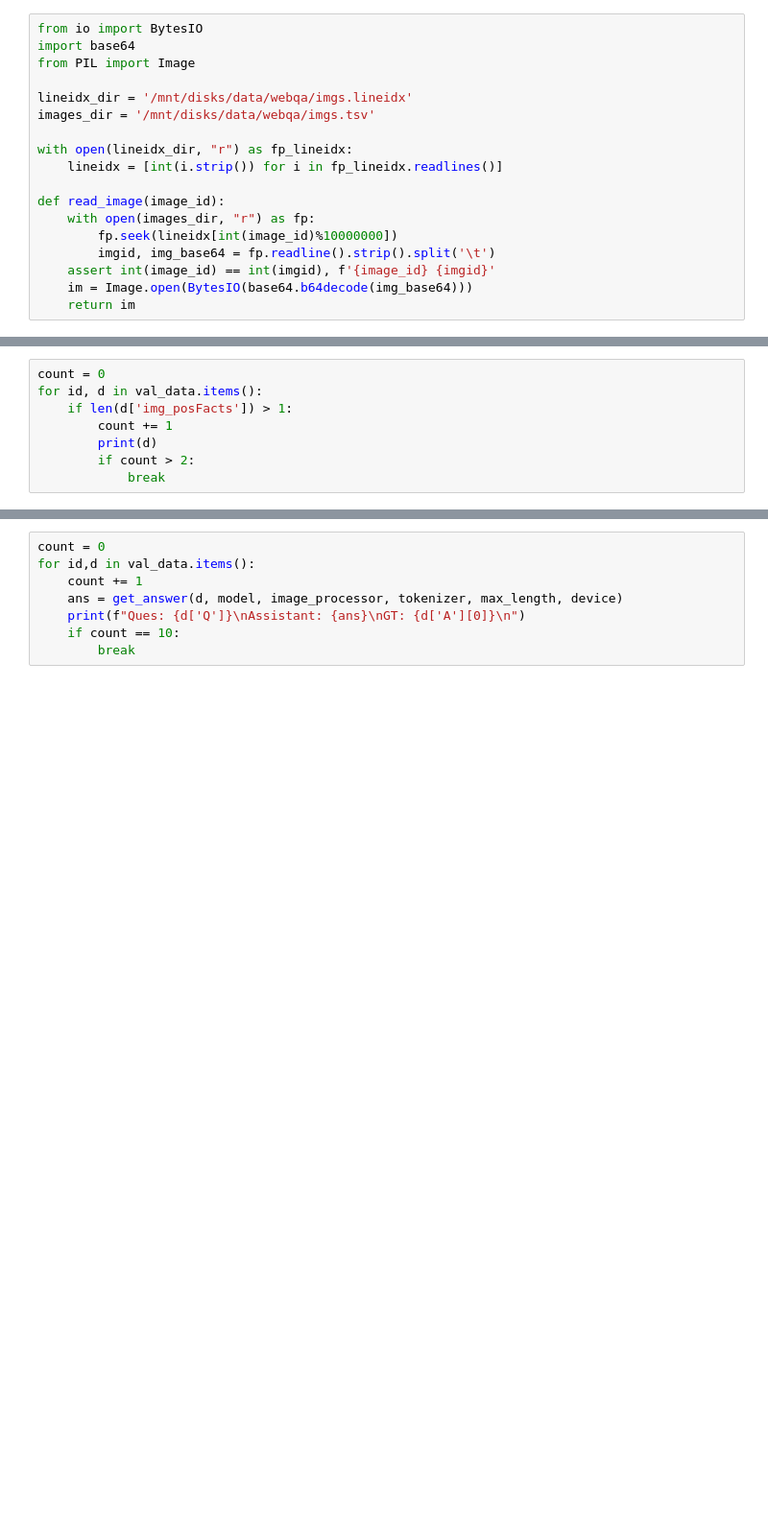
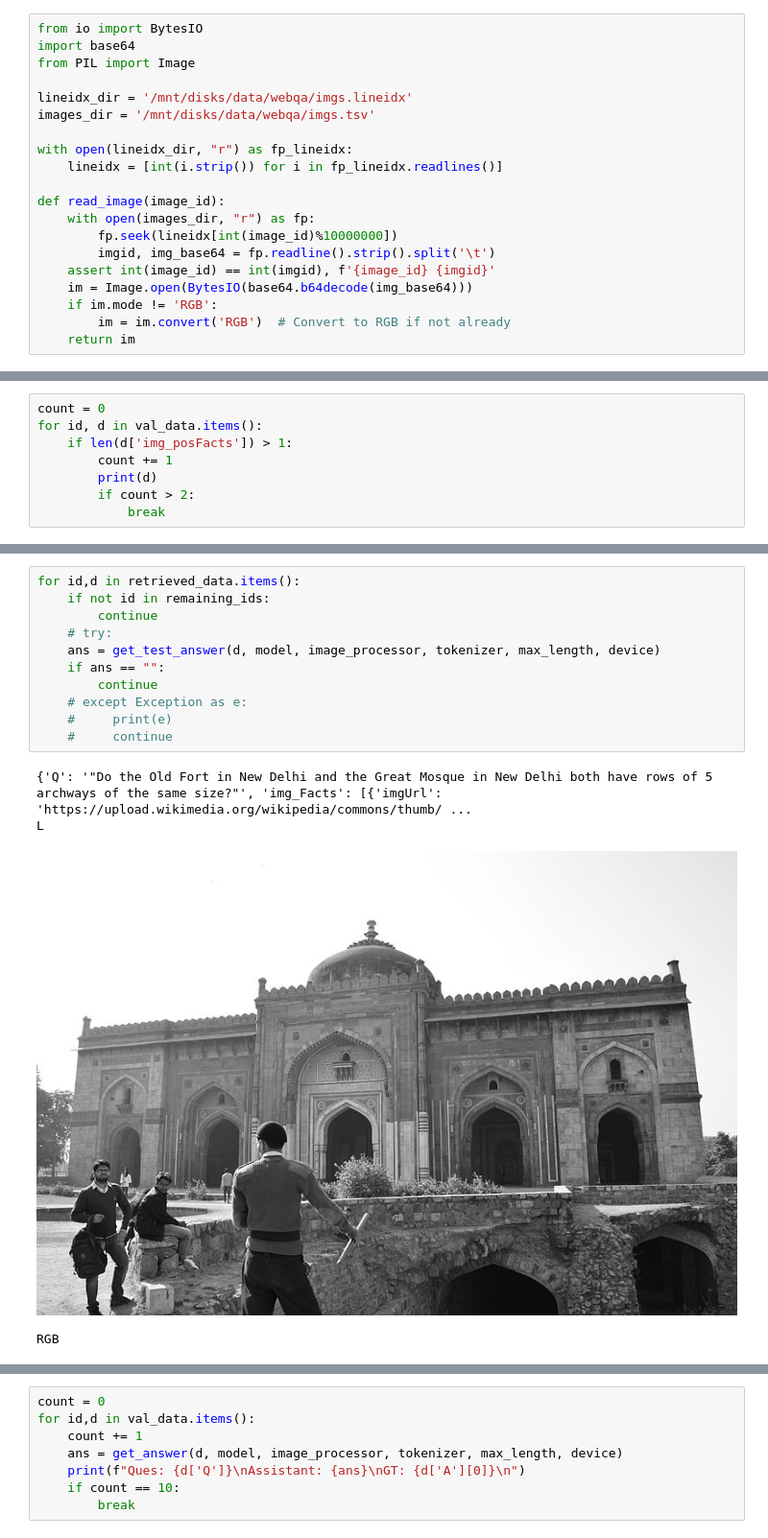
Before and after one commit to Abhinand20/LLaVA-NeXT, a Jupyter notebook: VQA/webqa_sample.ipynb, the cells around one changed output, grey strips where cells are left out. Shown at 96% size. Cells and saved outputs as stored; diff of their text form; blank space fills up the shorter version.

```diff
--- a/VQA/webqa_sample.ipynb
+++ b/VQA/webqa_sample.ipynb
@@ -49,6 +49,8 @@ def read_image(image_id):
         imgid, img_base64 = fp.readline().strip().split('\t')
     assert int(image_id) == int(imgid), f'{image_id} {imgid}'
     im = Image.open(BytesIO(base64.b64decode(img_base64)))
+    if im.mode != 'RGB':
+        im = im.convert('RGB')  # Convert to RGB if not already
     return im
 # %%
 def get_multihop_prompt(ques, titles, captions):
@@ -121,0 +247,16 @@ model.eval()
+# %%
+for id,d in retrieved_data.items():
+    if not id in remaining_ids:
+        continue
+    # try:
+    ans = get_test_answer(d, model, image_processor, tokenizer, max_length, device)
+    if ans == "":
+        continue
+    # except Exception as e:
+    #     print(e)
+    #     continue
+# %% [output]
+{'Q': '"Do the Old Fort in New Delhi and the Great Mosque in New Delhi both have rows of 5 archways of the same size?"', 'img_Facts': [{'imgUrl': 'https://upload.wikimedia.org/wikipedia/commons/thumb/ ...
+L
+[figure, added]
+RGB
```
Also changed, not shown: parts of 4 cells of this notebook, 5 other files.
